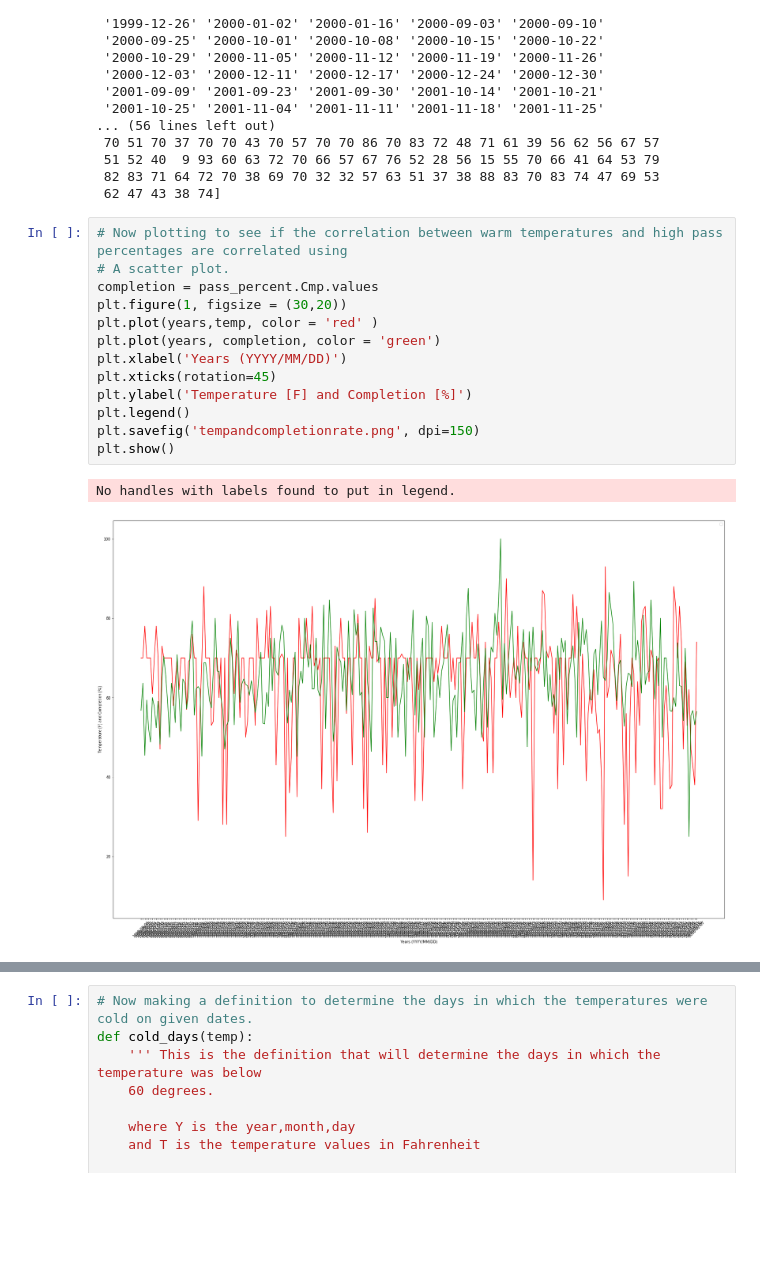
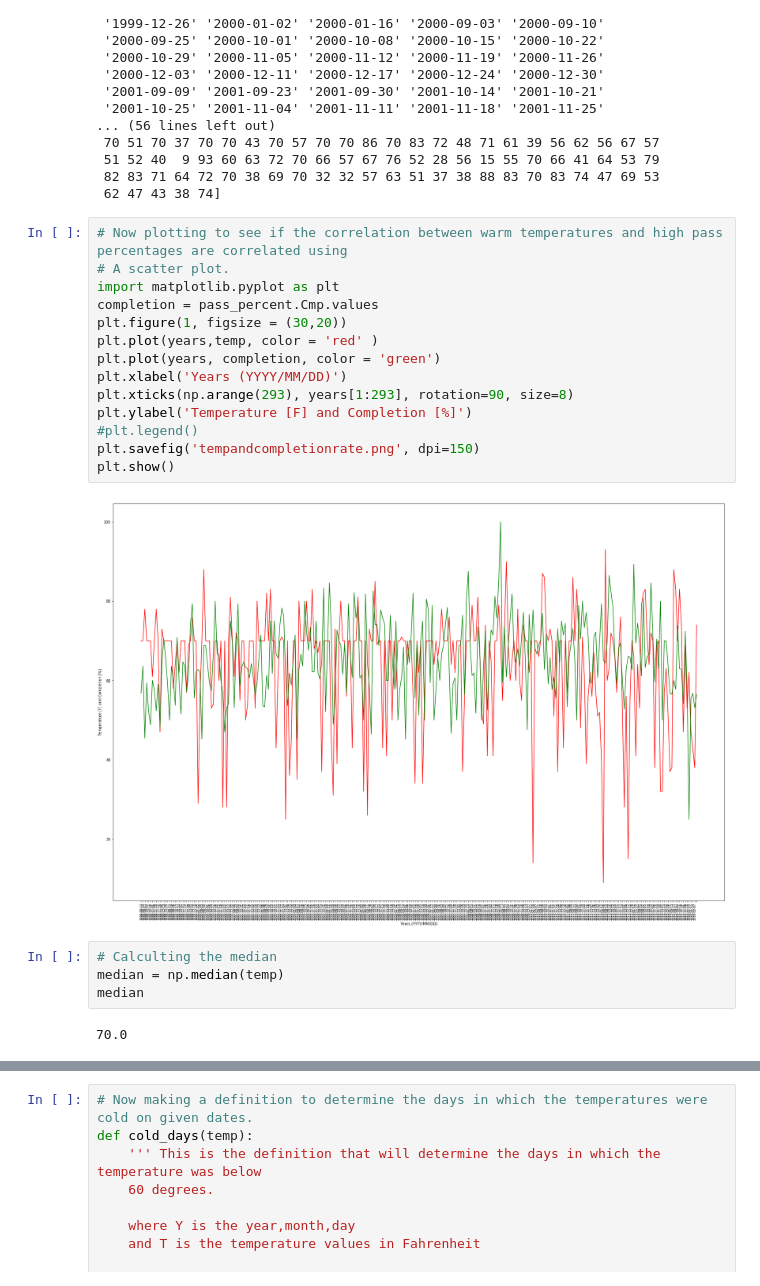
Before and after one commit to valpomet330-FA18/final-project-hbricca, a Jupyter notebook: Peyton_Manning.ipynb, the cells around one changed output, grey strips where cells are left out. Saved outputs shown, nothing was run; the diff lists cells and outputs as text; blank space fills up the shorter version.

```diff
--- a/Peyton_Manning.ipynb
+++ b/Peyton_Manning.ipynb
@@ -107,19 +107,25 @@ print(temp)
 # %%
 # Now plotting to see if the correlation between warm temperatures and high pass percentages are correlated using
 # A scatter plot.
+import matplotlib.pyplot as plt
 completion = pass_percent.Cmp.values
 plt.figure(1, figsize = (30,20))
 plt.plot(years,temp, color = 'red' )
 plt.plot(years, completion, color = 'green')
 plt.xlabel('Years (YYYY/MM/DD)')
-plt.xticks(rotation=45)
+plt.xticks(np.arange(293), years[1:293], rotation=90, size=8)
 plt.ylabel('Temperature [F] and Completion [%]')
-plt.legend()
+#plt.legend()
 plt.savefig('tempandcompletionrate.png', dpi=150)
 plt.show()
 # %% [output]
-No handles with labels found to put in legend.
-[figure, old version]
+[figure, new version]
+# %%
+# Calculting the median
+median = np.median(temp)
+median
+# %% [output]
+70.0
 # %%
 # Now making a definition to determine how many days he played in temperatures that were below 60 degrees
 # with 60 degrees being the current benchmark of warmish temperatures in Fahrenheit.
```
Also changed, not shown: parts of 3 cells of this notebook.
